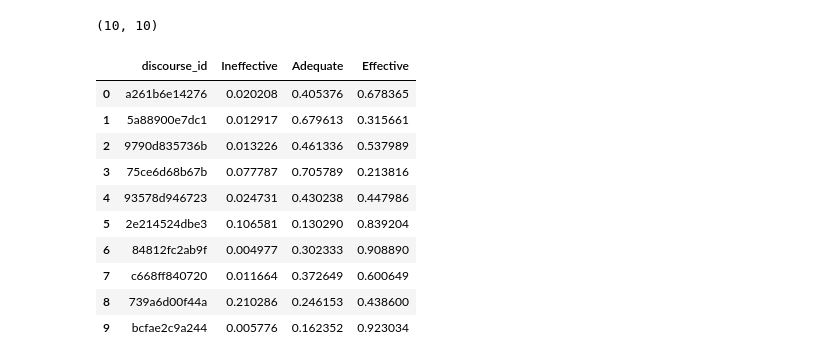
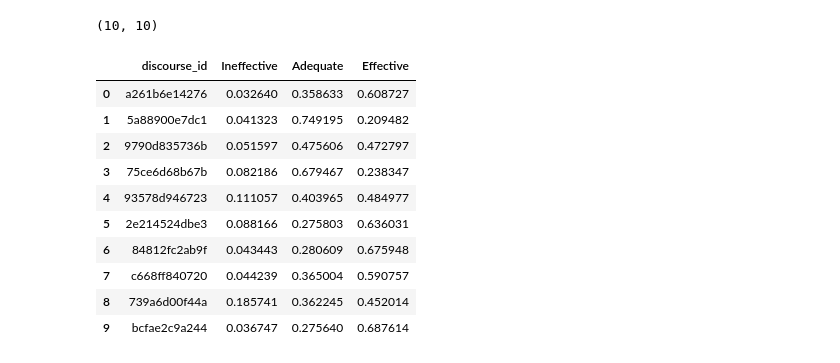
Before and after one commit to bonnefco/P8, a Jupyter notebook: P8_EDA_TF_IDF_MODELS.ipynb, the cells around one changed output. Cells and saved outputs as stored; diff of their text form; code cells hidden in the pictures.

```diff
--- a/P8_EDA_TF_IDF_MODELS.ipynb
+++ b/P8_EDA_TF_IDF_MODELS.ipynb
@@ -562,9 +560,9 @@ L_R = LogisticRegression()
 
 multilabel_classifier = OneVsRestClassifier(L_R)
 preprocessor = make_column_transformer((numerical_pipeline, numerical_features))
-model_L_R = make_pipeline(preprocessor, multilabel_classifier)
+model_L_R_bis = make_pipeline(preprocessor, multilabel_classifier)
 
-grid_L_R = GridSearchCV(model_L_R, param_grid = parameters, cv=5)
+grid_L_R = GridSearchCV(model_L_R_bis, param_grid = parameters, cv=5)
 
 start_time_fit = time.time()
 grid_L_R.fit(X_train_encoded, df_labels_train)
@@ -689,7 +687,7 @@ def pipeline_from_dataset_to_tokens(df, nb_words_to_save):
   print(df.shape)
   return df
 # %%
-df_needed_to_predict = pd.read_csv('/content/drive/MyDrive/Colab_Notebooks/P8/dataset/test.csv',encoding="utf-8",header=(0))
+df_needed_to_predict = pd.read_csv("../input/feedback-prize-effectiveness/test.csv")
 df_needed_to_predict_take_token = pipeline_from_dataset_to_tokens(df_needed_to_predict, nb_words_to_save = nb_words_to_save)
 X_to_predict = df_needed_to_predict_take_token['type_and_tokens']
 # %% [output]
@@ -700,5 +698,16 @@ list_corpus_test = []
 for element in list_words_test :
   list_corpus_test.append(' '.join(element))
 X_to_predict_encoded = pd.DataFrame(data = tfidf_model.transform(list_corpus_test).toarray(),columns = tfidf_tokens)
+# %%
+proba_R_F = model_R_F.predict_proba(X_to_predict_encoded)
+proba_R_F_normalized = (proba_R_F.T/proba_R_F.sum(axis=1)).T
+
+proba_L_R = model_L_R.predict_proba(X_to_predict_encoded)
+proba_L_R_normalized = (proba_L_R.T/proba_L_R.sum(axis=1)).T
+
+proba_GB = model_GB_C.predict_proba(X_to_predict_encoded)
+proba_GB_normalized = (proba_GB.T/proba_GB.sum(axis=1)).T
+
+combinaison_all = (proba_GB_normalized + proba_L_R_normalized + proba_R_F_normalized)/3
 # %%
-df_predicted = pd.DataFrame(grid_L_R.predict_proba(X_to_predict_encoded), columns = list(lb.classes_))
+df_predicted = pd.DataFrame(combinaison_all, columns = list(lb.classes_))
@@ -707,18 +714,18 @@ sample = pd.read_csv('/content/drive/MyDrive/Colab_Notebooks/P8/dataset/sample_s
 # %%
-df_predicted = pd.DataFrame(grid_L_R.predict_proba(X_to_predict_encoded), columns = list(lb.classes_))
+#df_predicted = pd.DataFrame(grid_L_R.predict_proba(X_to_predict_encoded), columns = list(lb.classes_))
 df_predicted['discourse_id'] = df_needed_to_predict['discourse_id']
 df_predicted = df_predicted[['discourse_id' ,'Ineffective', 'Adequate', 'Effective']]
 df_predicted.to_csv('submission.csv',index=False)
 df_predicted
 # %% [output]
 |  | discourse_id | Ineffective | Adequate | Effective |
-| 0 | a261b6e14276 | 0.020208 | 0.405376 | 0.678365 |
-| 1 | 5a88900e7dc1 | 0.012917 | 0.679613 | 0.315661 |
-| 2 | 9790d835736b | 0.013226 | 0.461336 | 0.537989 |
-| 3 | 75ce6d68b67b | 0.077787 | 0.705789 | 0.213816 |
-| 4 | 93578d946723 | 0.024731 | 0.430238 | 0.447986 |
-| 5 | 2e214524dbe3 | 0.106581 | 0.130290 | 0.839204 |
-| 6 | 84812fc2ab9f | 0.004977 | 0.302333 | 0.908890 |
-| 7 | c668ff840720 | 0.011664 | 0.372649 | 0.600649 |
-| 8 | 739a6d00f44a | 0.210286 | 0.246153 | 0.438600 |
-| 9 | bcfae2c9a244 | 0.005776 | 0.162352 | 0.923034 |
+| 0 | a261b6e14276 | 0.032640 | 0.358633 | 0.608727 |
+| 1 | 5a88900e7dc1 | 0.041323 | 0.749195 | 0.209482 |
+| 2 | 9790d835736b | 0.051597 | 0.475606 | 0.472797 |
+| 3 | 75ce6d68b67b | 0.082186 | 0.679467 | 0.238347 |
+| 4 | 93578d946723 | 0.111057 | 0.403965 | 0.484977 |
+| 5 | 2e214524dbe3 | 0.088166 | 0.275803 | 0.636031 |
+| 6 | 84812fc2ab9f | 0.043443 | 0.280609 | 0.675948 |
+| 7 | c668ff840720 | 0.044239 | 0.365004 | 0.590757 |
+| 8 | 739a6d00f44a | 0.185741 | 0.362245 | 0.452014 |
+| 9 | bcfae2c9a244 | 0.036747 | 0.275640 | 0.687614 |
```
Also changed, not shown: parts of 18 cells of this notebook.
